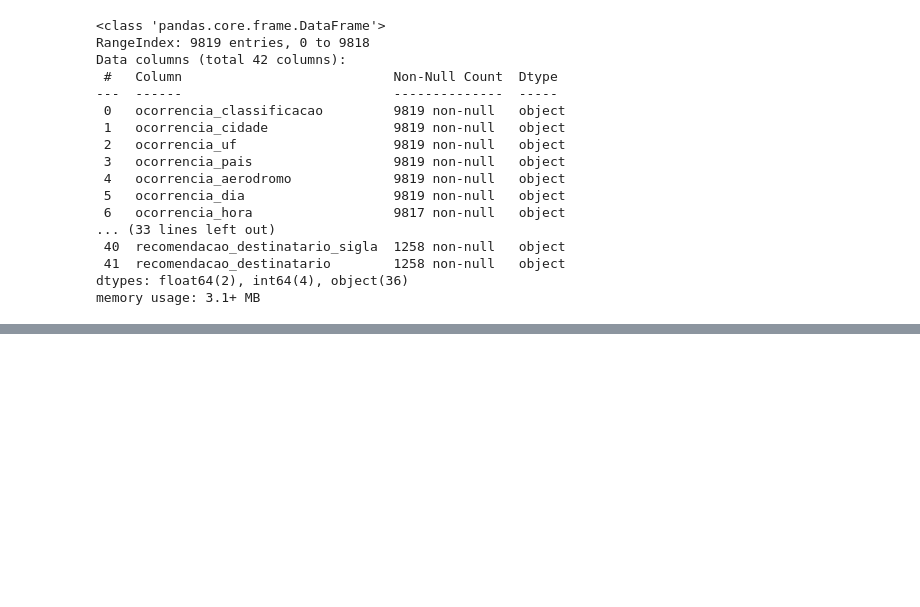
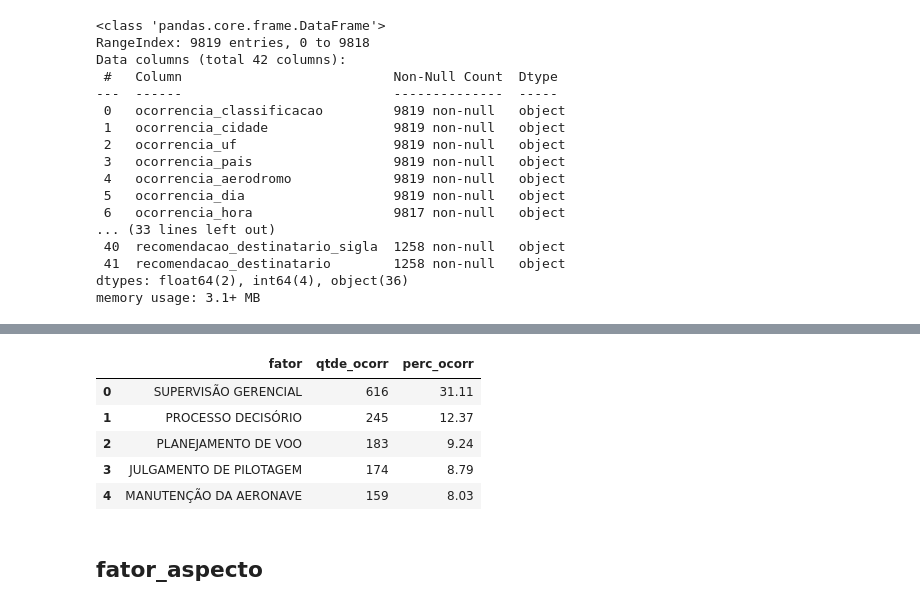
Before and after one commit to jairobernardesjunior/Cenipa_analisa_fatores_recomendacoes, a Jupyter notebook: 01 cenipa_analisa_fatores_recomendacoes.ipynb, the cells around one changed output, grey strips where cells are left out. Saved outputs shown, nothing was run; the diff lists cells and outputs as text; code cells hidden in the pictures; blank space fills up the shorter version.

```diff
--- a/01 cenipa_analisa_fatores_recomendacoes.ipynb
+++ b/01 cenipa_analisa_fatores_recomendacoes.ipynb
@@ -280,0 +82,9 @@ df_ocorr_cid.head(3)
+# %%
+# conta a quantidade de fator e agrupa
+# houve ocorrência de nulos para essa classificação, foram elimindados previamente, verificados em df_acidentes.info()
+df_ocorr_fator_nome = sqldf('select fator_nome as fator, ' \
+                               'count(fator_nome) as qtde_ocorr ' \
+                               'from df_acidentes_aux ' \
+                               'group by fator_nome ' \
+                               'order by 2 desc '
+                              )
@@ -280,0 +95,15 @@ df_ocorr_cid.head(3)
+# %%
+# faz sort por percentual decrescente
+df_ocorr_fator_nome = df_ocorr_fator_nome.sort_values(by='perc_ocorr', ascending=False)
+# %%
+# verifica as linhas iniciais
+df_ocorr_fator_nome.head(5)
+# %% [output]
+|  | fator | qtde_ocorr | perc_ocorr |
+| 0 | SUPERVISÃO GERENCIAL | 616 | 31.11 |
+| 1 | PROCESSO DECISÓRIO | 245 | 12.37 |
+| 2 | PLANEJAMENTO DE VOO | 183 | 9.24 |
+| 3 | JULGAMENTO DE PILOTAGEM | 174 | 8.79 |
+| 4 | MANUTENÇÃO DA AERONAVE | 159 | 8.03 |
+# %% [markdown]
+## fator_aspecto
```
Also changed, not shown: parts of 61 cells of this notebook, 1 other file.
